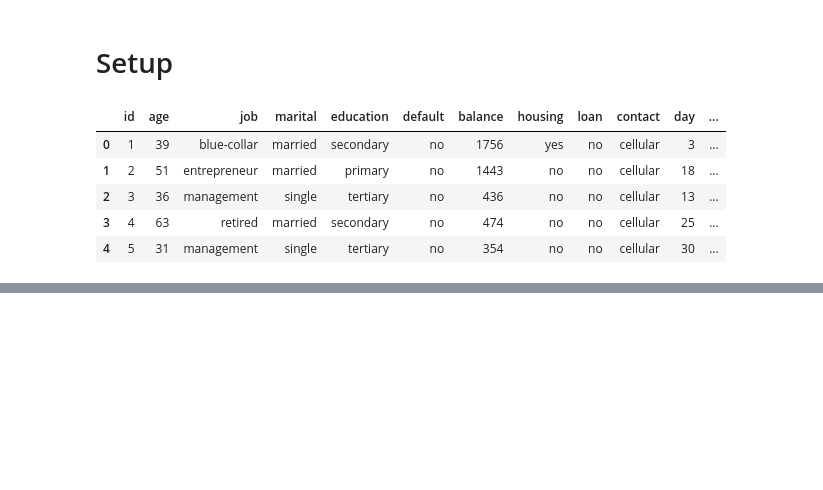
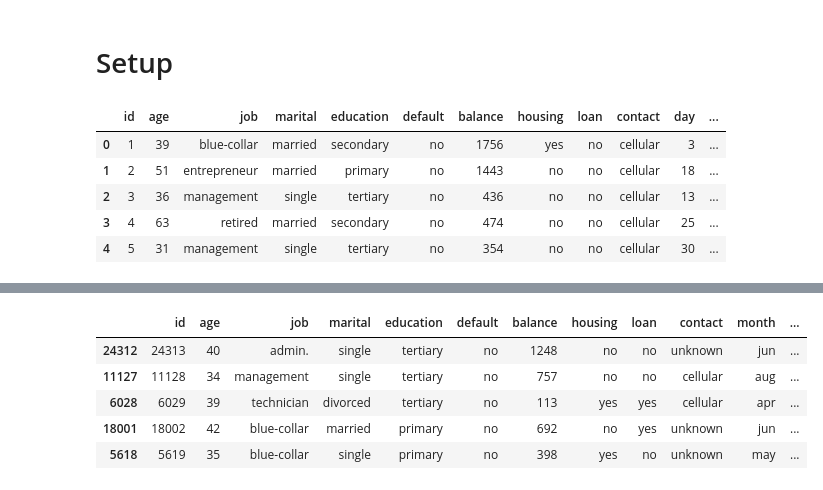
Before and after one commit to ognis1205/deepanalytics-bank, a Jupyter notebook: 02_feature_engineering.ipynb, the cells around one changed output, grey strips where cells are left out. Cells and saved outputs as stored; diff of their text form; code cells hidden in the pictures; blank space fills up the shorter version.

```diff
--- a/02_feature_engineering.ipynb
+++ b/02_feature_engineering.ipynb
@@ -48,0 +144,9 @@ class DateTransformer(BaseEstimator, TransformerMixin):
+# %%
+valid_df.head()
+# %% [output]
+|  | id | age | job | marital | education | default | balance | housing | loan | contact | month | ... |
+| 24312 | 24313 | 40 | admin. | single | tertiary | no | 1248 | no | no | unknown | jun | ... |
+| 11127 | 11128 | 34 | management | single | tertiary | no | 757 | no | no | cellular | aug | ... |
+| 6028 | 6029 | 39 | technician | divorced | tertiary | no | 113 | yes | yes | cellular | apr | ... |
+| 18001 | 18002 | 42 | blue-collar | married | primary | no | 692 | no | yes | unknown | jun | ... |
+| 5618 | 5619 | 35 | blue-collar | single | primary | no | 398 | yes | no | unknown | may | ... |
```
Also changed, not shown: parts of 16 cells of this notebook.
